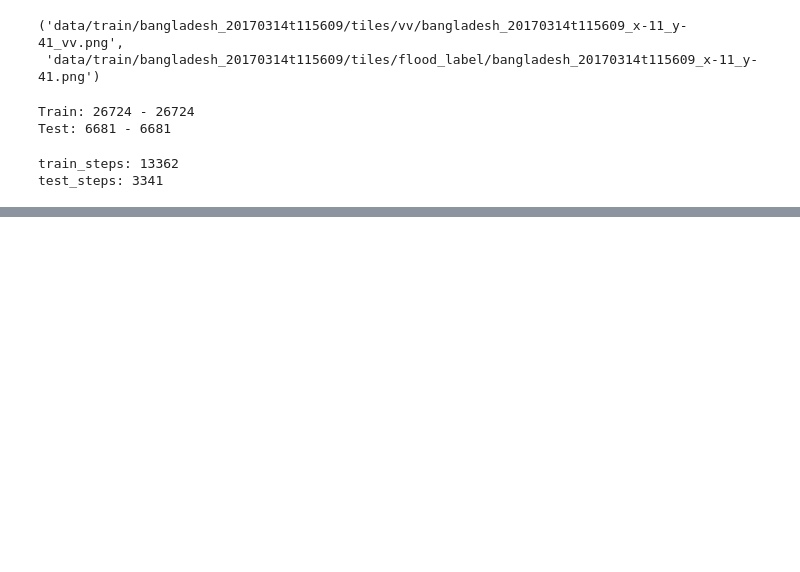
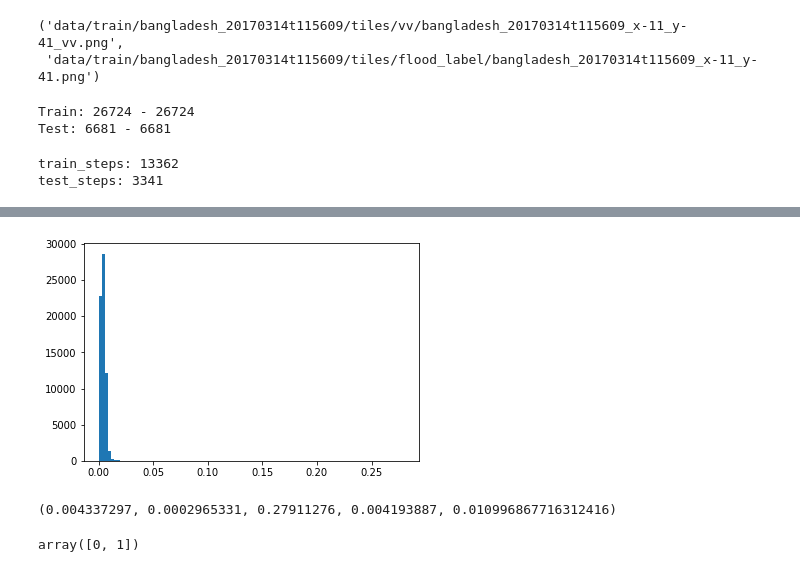
Before and after one commit to pt20/nasa-impact-etci2021, a Jupyter notebook: training.ipynb, the cells around one changed output, grey strips where cells are left out. Saved outputs shown, nothing was run; the diff lists cells and outputs as text; code cells hidden in the pictures; blank space fills up the shorter version.

```diff
--- a/training.ipynb
+++ b/training.ipynb
@@ -83,0 +119,8 @@ model.fit(
+# %%
+plt.hist(prediction.ravel(), bins=100);
+# %% [output]
+[figure, added]
+# %%
+prediction.mean(), prediction.min(), prediction.max(), np.median(prediction), np.quantile(prediction, 0.99)
+# %% [output]
+(0.004337297, 0.0002965331, 0.27911276, 0.004193887, 0.010996867716312416)
@@ -83,0 +129,4 @@ model.fit(
+# %%
+np.unique(pred_new)
+# %% [output]
+array([0, 1])
```
Also changed, not shown: parts of 12 cells of this notebook.
